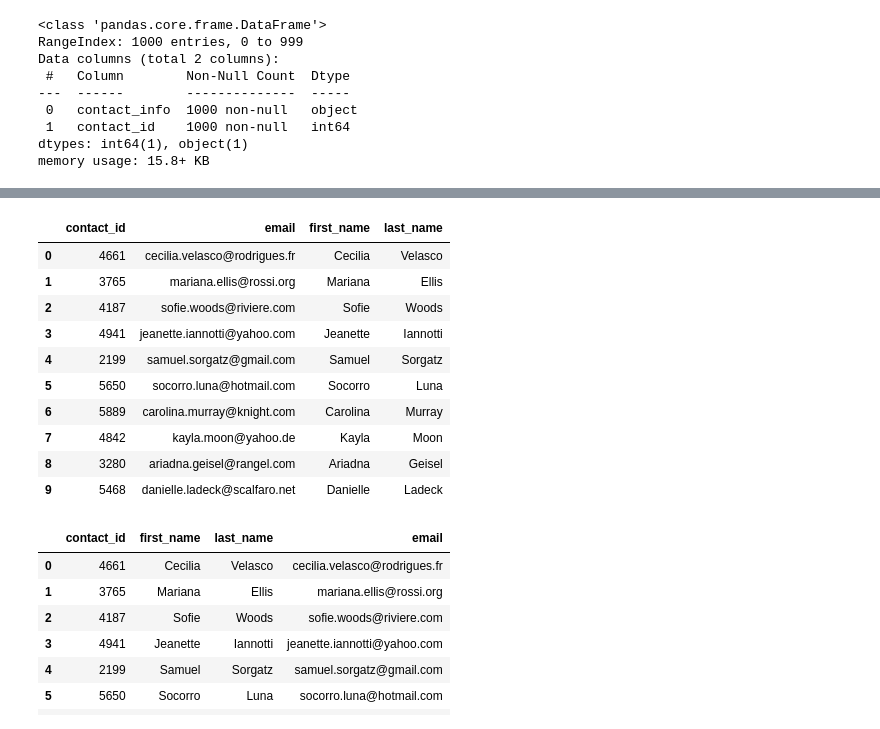
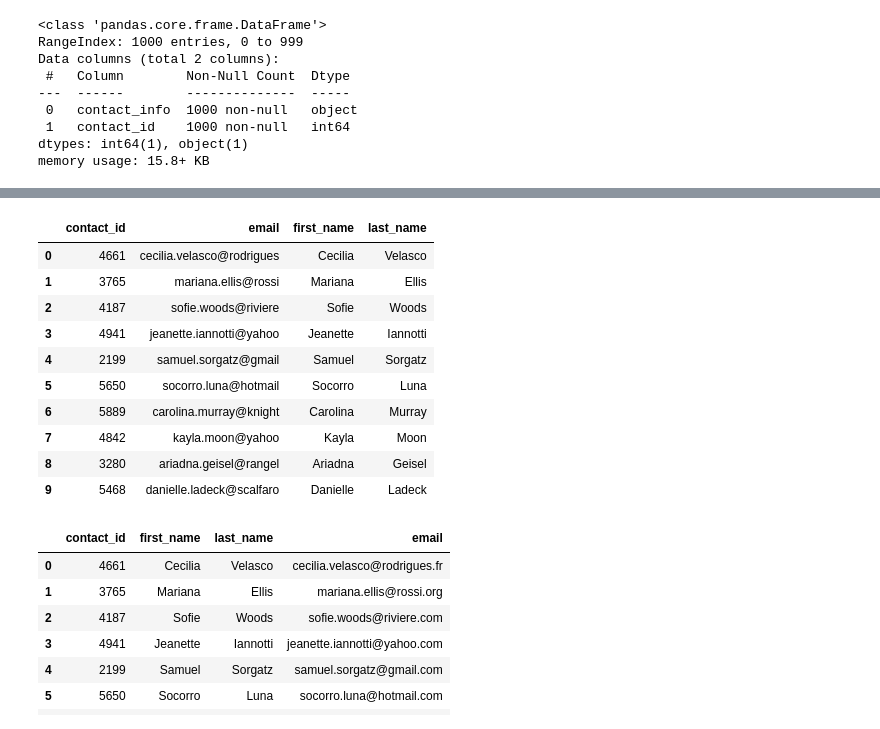
Before and after one commit to Kidaha12/Crowdfunding_ETL, a Jupyter notebook: ETL_Mini_Project_JTemme_DKidaha copy.ipynb, the cells around one changed output, grey strips where cells are left out. Cells and saved outputs as stored; diff of their text form; code cells hidden in the pictures.

```diff
--- a/ETL_Mini_Project_JTemme_DKidaha copy.ipynb
+++ b/ETL_Mini_Project_JTemme_DKidaha copy.ipynb
@@ -422,6 +426,8 @@ dtypes: object(2)
 memory usage: 15.8+ KB
 # %%
 # Convert the "contact_id" column to an int64 data type.
+contact_info_df['contact_id'] = contact_info_df['contact_id'].astype(int)
+contact_info_df.info()
 # %% [output]
 <class 'pandas.core.frame.DataFrame'>
 RangeIndex: 1000 entries, 0 to 999
@@ -434,4 +440,7 @@ dtypes: int64(1), object(1)
 memory usage: 15.8+ KB
 # %%
 # Extract the name of the contact and add it to a new column.
+search = r'(\w+\s\w+)'
+contact_info_df['name'] = contact_info_df['contact_info'].str.extract(search, expand = False)
+contact_info_df.head()
 # %% [output]
@@ -449,4 +453,7 @@ memory usage: 15.8+ KB
 # %%
 # Extract the email from the contacts and add the values to a new column.
+search = r'(\w+\.\w+\@\w+)'
+contact_info_df['email'] = contact_info_df['contact_info'].str.extract(search, expand = False)
+contact_info_df.head()
 # %% [output]
 |  | contact_info | contact_id | name | email |
@@ -463,4 +465,8 @@ memory usage: 15.8+ KB
 # %%
 # Create a copy of the contact_info_df with the 'contact_id', 'name', 'email' columns.
+contacts_df_clean = contact_info_df.copy()
+
+contacts_df_clean = contacts_df_clean[['contact_id', 'name', 'email']]
+contacts_df_clean.head(10)
 # %% [output]
 |  | contact_id | name | email |
@@ -477,19 +478,21 @@ memory usage: 15.8+ KB
 # %%
 # Create a "first"name" and "last_name" column with the first and last names from the "name" column.
 
-
+contacts_df_clean[['first_name', 'last_name']] = contacts_df_clean['name'].str.split(' ', n = 1, expand = True)
 # Drop the contact_name column
+contacts_df_clean = contacts_df_clean.drop(['name'], axis = 1)
+contacts_df_clean.head(10)
 # %% [output]
 |  | contact_id | email | first_name | last_name |
-| 0 | 4661 | cecilia.velasco@rodrigues.fr | Cecilia | Velasco |
-| 1 | 3765 | mariana.ellis@rossi.org | Mariana | Ellis |
-| 2 | 4187 | sofie.woods@riviere.com | Sofie | Woods |
-| 3 | 4941 | jeanette.iannotti@yahoo.com | Jeanette | Iannotti |
-| 4 | 2199 | samuel.sorgatz@gmail.com | Samuel | Sorgatz |
-| 5 | 5650 | socorro.luna@hotmail.com | Socorro | Luna |
-| 6 | 5889 | carolina.murray@knight.com | Carolina | Murray |
-| 7 | 4842 | kayla.moon@yahoo.de | Kayla | Moon |
-| 8 | 3280 | ariadna.geisel@rangel.com | Ariadna | Geisel |
-| 9 | 5468 | danielle.ladeck@scalfaro.net | Danielle | Ladeck |
+| 0 | 4661 | cecilia.velasco@rodrigues | Cecilia | Velasco |
+| 1 | 3765 | mariana.ellis@rossi | Mariana | Ellis |
+| 2 | 4187 | sofie.woods@riviere | Sofie | Woods |
+| 3 | 4941 | jeanette.iannotti@yahoo | Jeanette | Iannotti |
+| 4 | 2199 | samuel.sorgatz@gmail | Samuel | Sorgatz |
+| 5 | 5650 | socorro.luna@hotmail | Socorro | Luna |
+| 6 | 5889 | carolina.murray@knight | Carolina | Murray |
+| 7 | 4842 | kayla.moon@yahoo | Kayla | Moon |
+| 8 | 3280 | ariadna.geisel@rangel | Ariadna | Geisel |
+| 9 | 5468 | danielle.ladeck@scalfaro | Danielle | Ladeck |
 # %%
 # Reorder the columns
```
Also changed, not shown: parts of 9 cells of this notebook.
